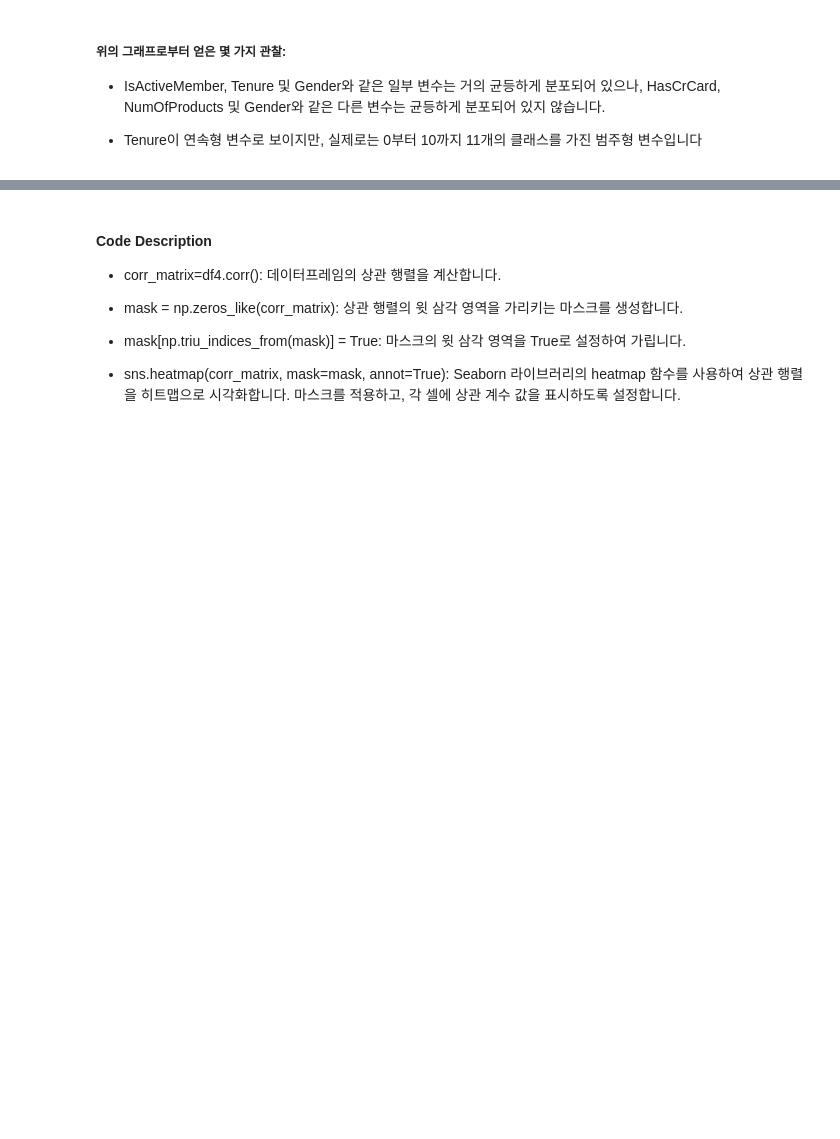
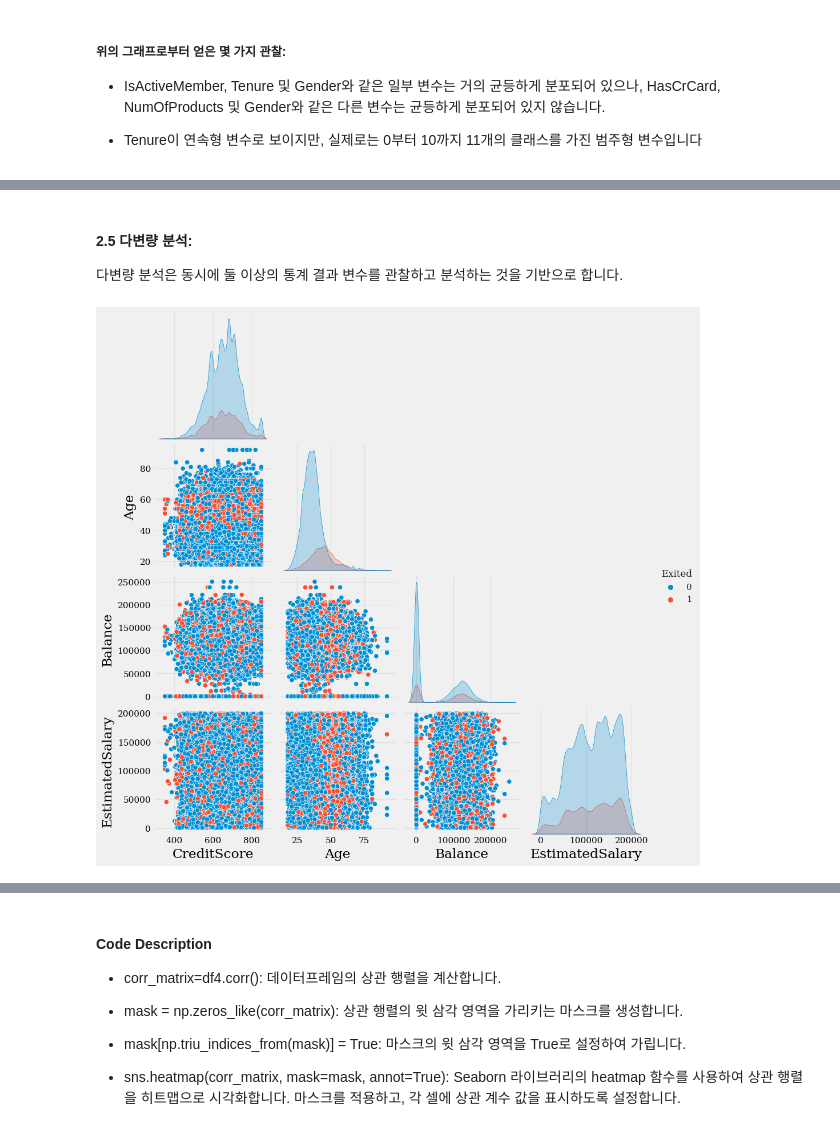
Before and after one commit to Kimtae00/Kaggle, a Jupyter notebook: playground-s4e1-240115-17.ipynb, the cells around one changed output, grey strips where cells are left out. Cells and saved outputs as stored; diff of their text form; code cells hidden in the pictures; blank space fills up the shorter version.

```diff
--- a/playground-s4e1-240115-17.ipynb
+++ b/playground-s4e1-240115-17.ipynb
@@ -375,0 +405,9 @@ for column in categorical_vars:
+# %% [markdown]
+#### 2.5 다변량 분석:
+다변량 분석은 동시에 둘 이상의 통계 결과 변수를 관찰하고 분석하는 것을 기반으로 합니다.
+# %%
+df3 = train_data[['CreditScore', 'Age', 'Balance', 'EstimatedSalary', 'Exited']].copy()
+sns.pairplot(df3, hue="Exited", corner=True)
+plt.show()
+# %% [output]
+[figure, added]
```
Also changed, not shown: parts of 28 cells of this notebook.
